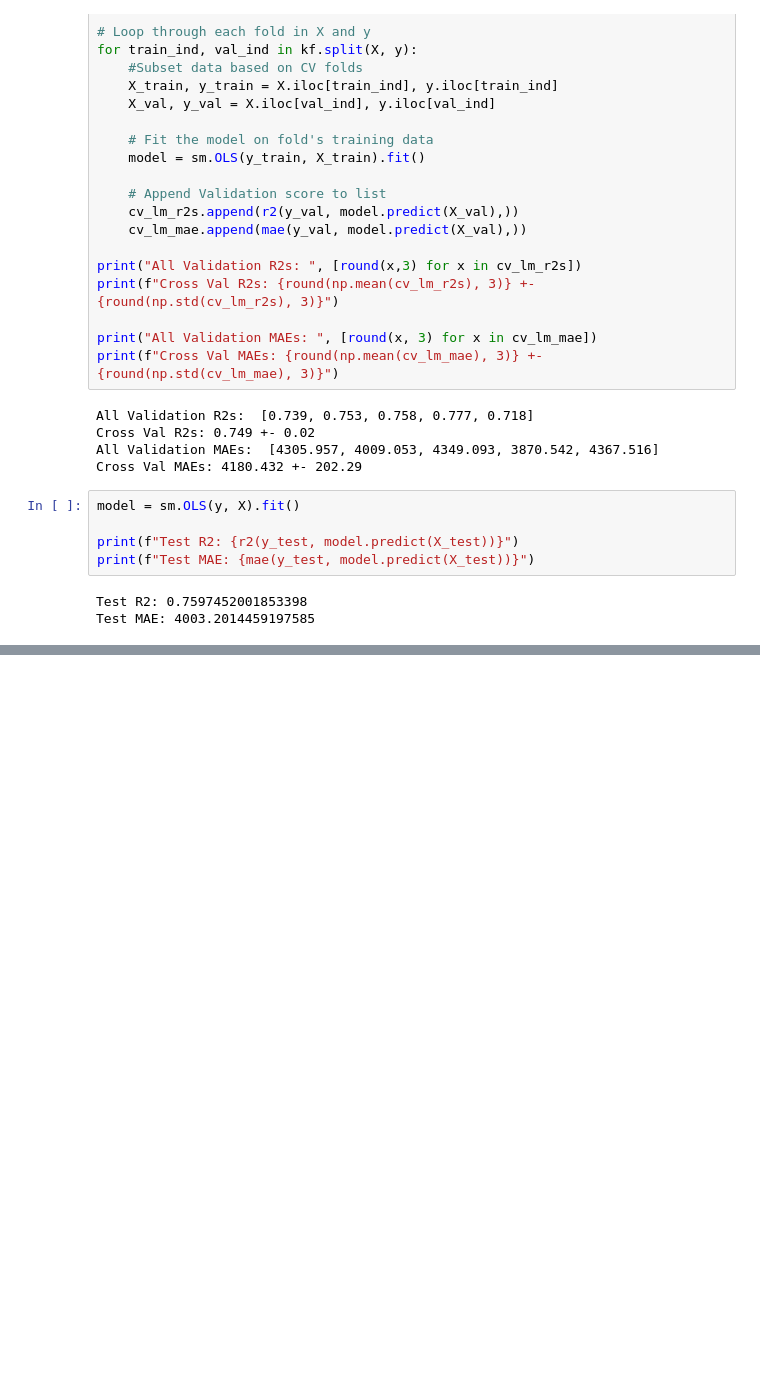
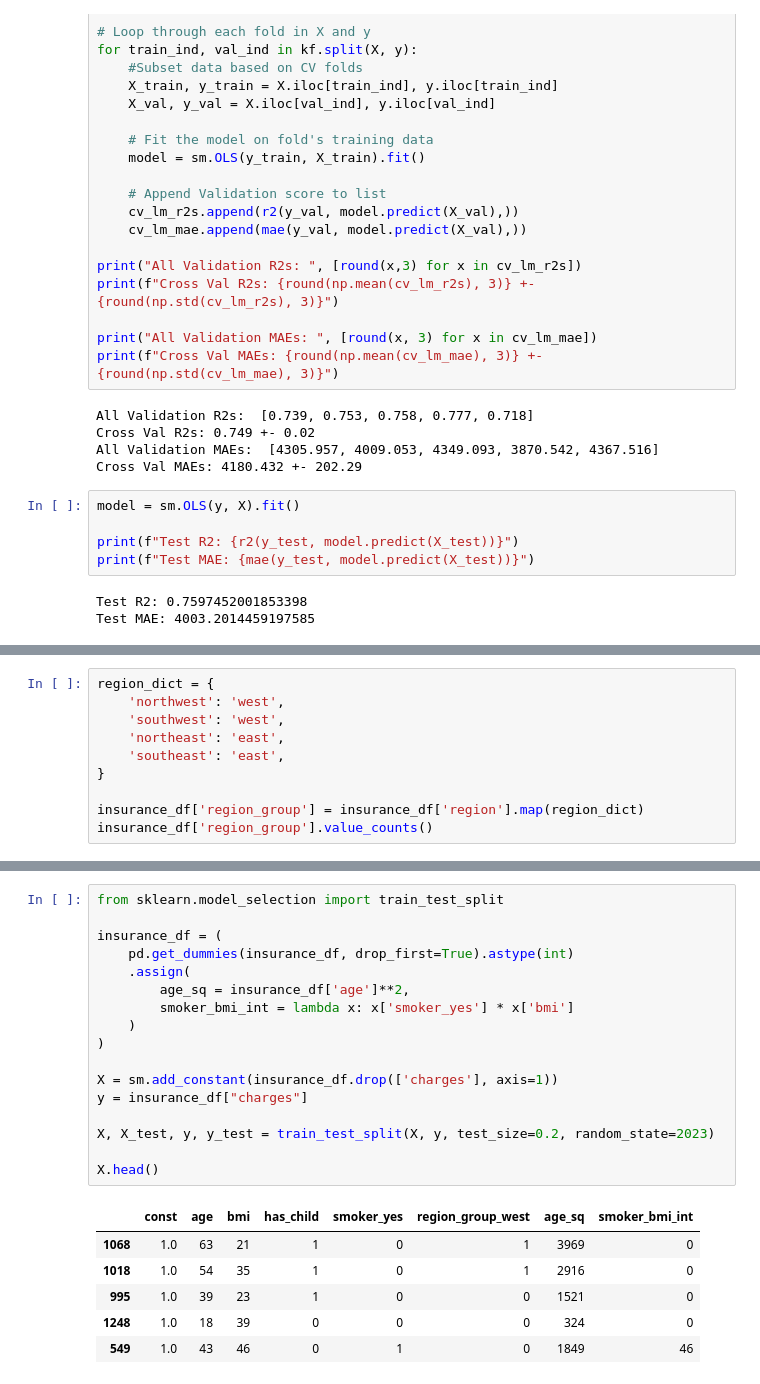
Before and after one commit to Camiloesp/PythonDataScience_SupervisedML, a Jupyter notebook: Regression_and_Forecasting/6_FeatureEngineering.ipynb, the cells around one changed output, grey strips where cells are left out. Saved outputs shown, nothing was run; the diff lists cells and outputs as text; blank space fills up the shorter version.

```diff
--- a/Regression_and_Forecasting/6_FeatureEngineering.ipynb
+++ b/Regression_and_Forecasting/6_FeatureEngineering.ipynb
@@ -370,0 +414,10 @@ strong multicollinearity or other numerical problems.
+# %%
+region_dict = {
+    'northwest': 'west',
+    'southwest': 'west',
+    'northeast': 'east',
+    'southeast': 'east',
+}
+
+insurance_df['region_group'] = insurance_df['region'].map(region_dict)
+insurance_df['region_group'].value_counts()
@@ -370,0 +448,24 @@ strong multicollinearity or other numerical problems.
+# %%
+from sklearn.model_selection import train_test_split
+
+insurance_df = (
+    pd.get_dummies(insurance_df, drop_first=True).astype(int)
+    .assign(
+        age_sq = insurance_df['age']**2,
+        smoker_bmi_int = lambda x: x['smoker_yes'] * x['bmi']
+    )
+)
+
+X = sm.add_constant(insurance_df.drop(['charges'], axis=1))
+y = insurance_df["charges"]
+
+X, X_test, y, y_test = train_test_split(X, y, test_size=0.2, random_state=2023)
+
+X.head()
+# %% [output]
+|  | const | age | bmi | has_child | smoker_yes | region_group_west | age_sq | smoker_bmi_int |
+| 1068 | 1.0 | 63 | 21 | 1 | 0 | 1 | 3969 | 0 |
+| 1018 | 1.0 | 54 | 35 | 1 | 0 | 1 | 2916 | 0 |
+| 995 | 1.0 | 39 | 23 | 1 | 0 | 0 | 1521 | 0 |
+| 1248 | 1.0 | 18 | 39 | 0 | 0 | 0 | 324 | 0 |
+| 549 | 1.0 | 43 | 46 | 0 | 1 | 0 | 1849 | 46 |
```
Also changed, not shown: parts of 12 cells of this notebook.
